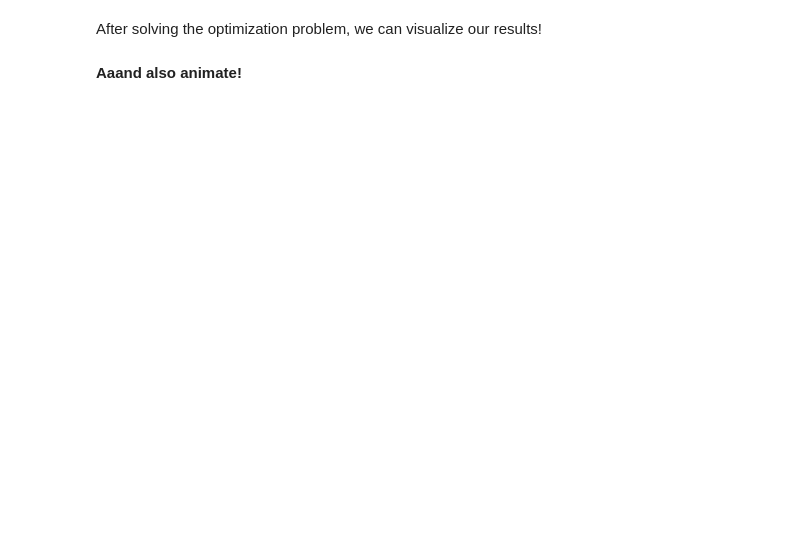
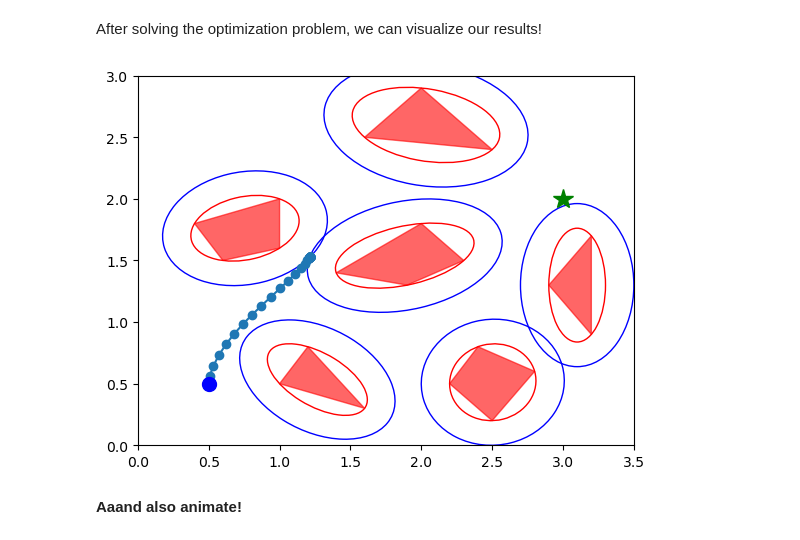
Before and after one commit to Dankzell/DD2416_labs, a Jupyter notebook: tut2_optimization.ipynb, the cells around one changed output. Cells and saved outputs as stored; diff of their text form; code cells hidden in the pictures; blank space fills up the shorter version.

Commit message:
started on the FMP

```diff
--- a/tut2_optimization.ipynb
+++ b/tut2_optimization.ipynb
@@ -226,26 +287,33 @@ After solving the optimization problem, we can visualize our results!
 # %%
 import matplotlib.pyplot as plt
 fig = plt.figure()
 ax1 = fig.add_subplot(111)
 ax1.plot(traj[0, :], traj[1, :], marker='o')
+
+
+ax1.plot(x0[0], x0[1], 'bo', markersize=10, label='Start')
+ax1.plot(xG[0], xG[1], 'g*', markersize=15, label='Goal')
+
 
 for e_ in enlarged_ellipses_patches:
     ax1.add_artist(copy(e_))
 
 for e in ellipses:
     ax1.add_artist(copy(e))
 
 
 ax1.add_collection(copy(p_col))
 ax1.set_xlim([0,3.5])
 ax1.set_ylim([0,3])
 plt.show()
 
 ax1.set_xlabel("x in [m]")
 ax1.set_ylabel("y in [m]")
 
 
 plt.show()
+# %% [output]
+[figure, added]
 # %% [markdown]
 **Aaand also animate!**
 # %%
```
Also changed, not shown: parts of 16 cells of this notebook.
